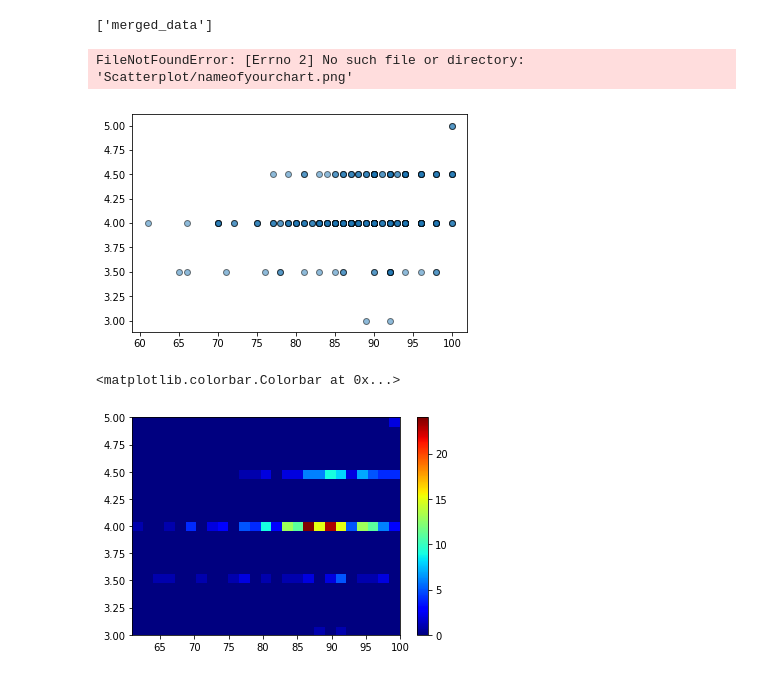
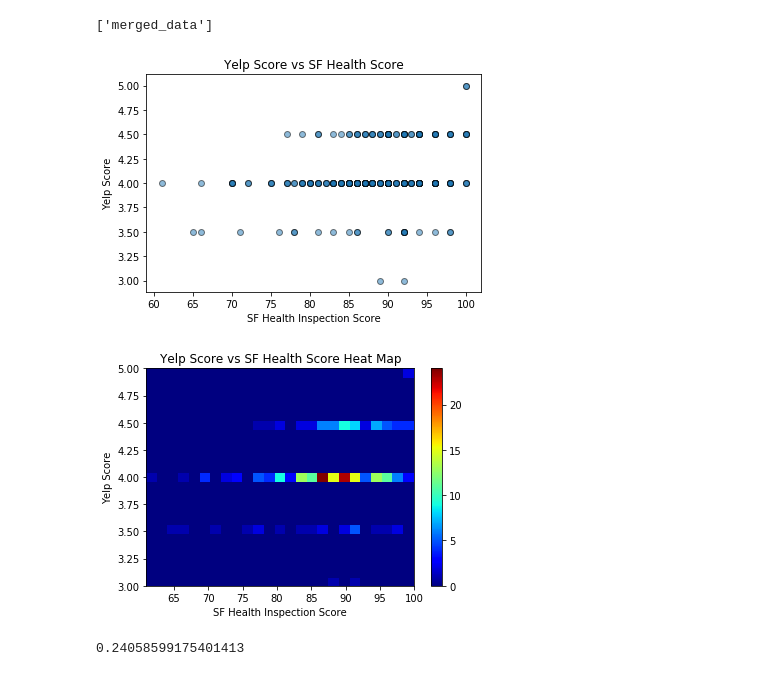
Before and after one commit to gfullsack/SF-Restaurant-Yelp-and-Health-Score, a Jupyter notebook: Database.ipynb, the cells around one changed output. Drawn from its saved outputs; the diff is of its cells as text; code cells hidden in the pictures.

```diff
--- a/Database.ipynb
+++ b/Database.ipynb
@@ -210,24 +210,34 @@ merged_inner_df.to_sql(name='merged_data', con=engine, if_exists='append', index
 # %%
 import numpy as np
 import matplotlib.pyplot as plt
 
 rng = np.random.RandomState(0)
 x = merged_inner_df["inspection_score"]
 y = merged_inner_df["rating"]
 
 plt.scatter(x, y, edgecolors="black", alpha=0.5,
             cmap='viridis')
 
-# Correlation
-x.corr(y)
+plt.title("Yelp Score vs SF Health Score")
+plt.xlabel("SF Health Inspection Score")
+plt.ylabel("Yelp Score")
+
 plt.savefig("Images/Scatterplot.png")
 # %% [output]
-FileNotFoundError: [Errno 2] No such file or directory: 'Scatterplot/nameofyourchart.png'
-[figure, old version]
+[figure, new version]
 # %%
 plt.hist2d(x, y, (25,25), cmap=plt.cm.jet)
 plt.colorbar()
-plt.savefig("HeatScatterplot/heatscatterplot.png")
+
+plt.title("Yelp Score vs SF Health Score Heat Map")
+plt.xlabel("SF Health Inspection Score")
+plt.ylabel("Yelp Score")
+
+plt.savefig("Images/heatscatterplot.png")
 # %% [output]
-<matplotlib.colorbar.Colorbar at 0x...>
-[figure, old version]
+[figure, new version]
+# %%
+# Correlation
+x.corr(y)
+# %% [output]
+0.24058599175401413
```
Also changed, not shown: 2 other files.
